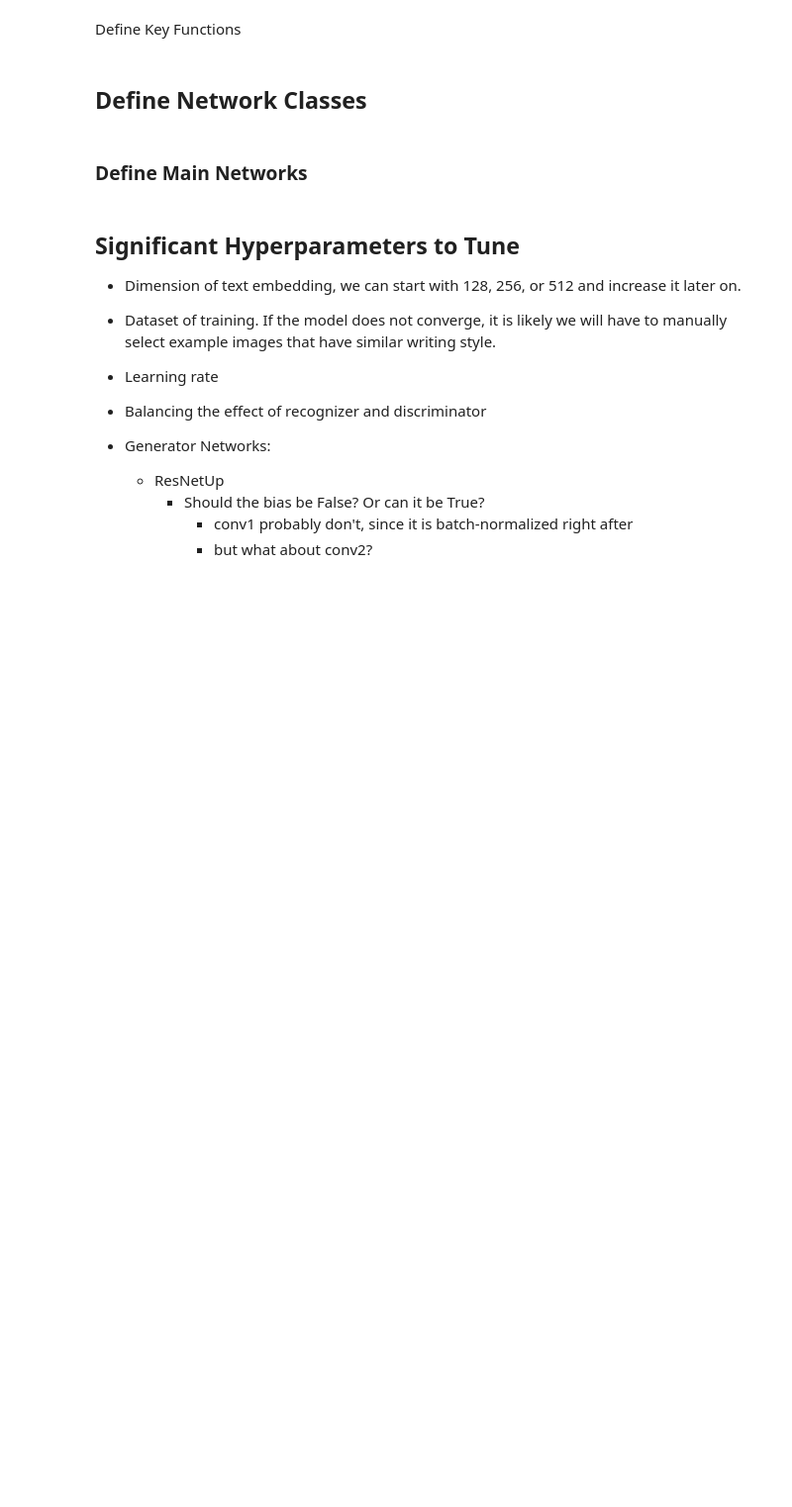
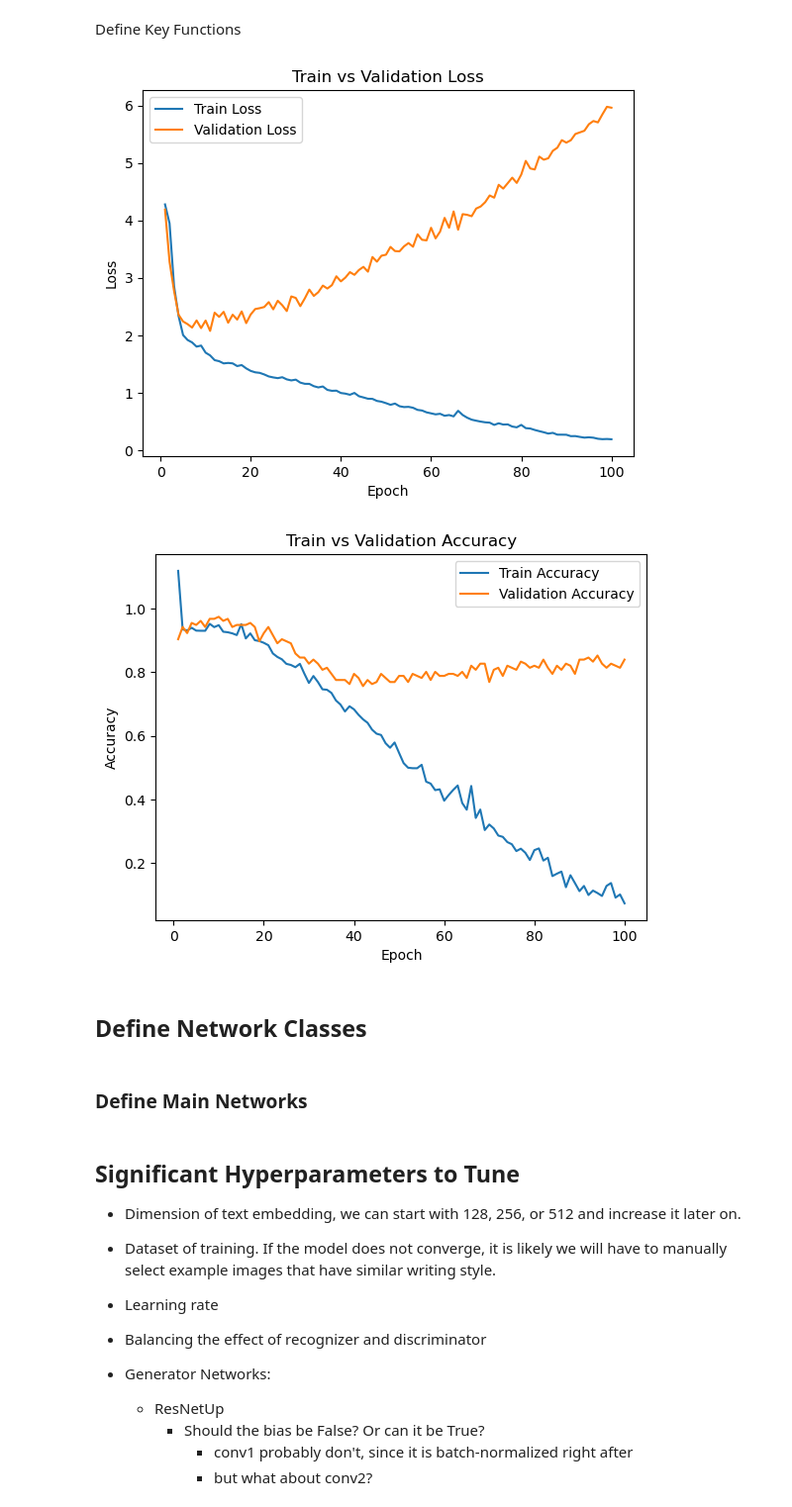
Before and after one commit to nabethg/ScribeSmith, a Jupyter notebook: train_recognizer_copy.ipynb, the cells around one changed output. Shown at 99% size. Drawn from its saved outputs; the diff is of its cells as text; code cells hidden in the pictures; blank space fills up the shorter version.

```diff
--- a/train_recognizer_copy.ipynb
+++ b/train_recognizer_copy.ipynb
@@ -547,3 +549,8 @@ def train(recognizer,
+# %%
+plot_training_curve("./recognizers/model_recognizer_bs4_lr0.001_epoch99")
+# %% [output]
+[figure, added]
+[figure, added]
 # %% [markdown]
 ## Define Network Classes
 # %% [markdown]
```
Also changed, not shown: parts of 5 cells of this notebook.
